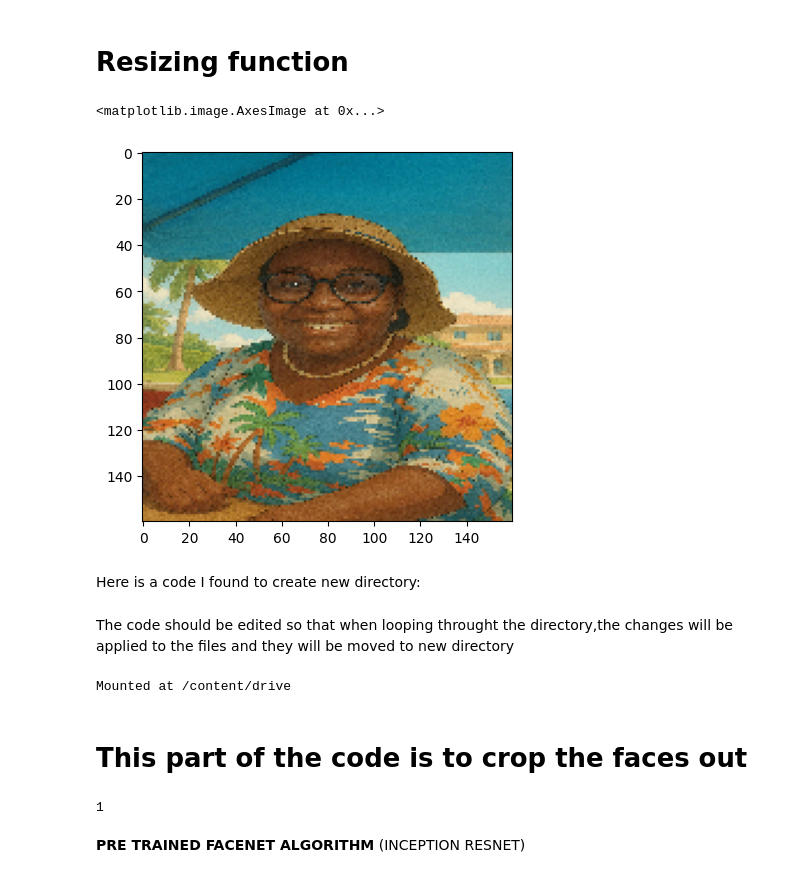
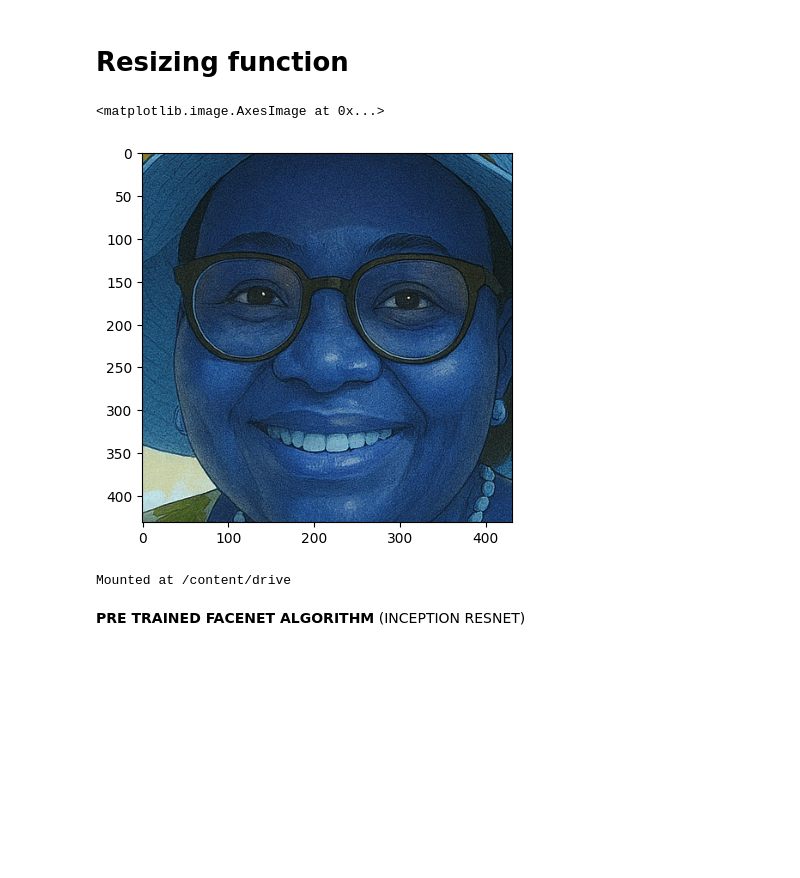
Before and after one commit to SMarco2310/AI-Project, a Jupyter notebook: Intro_to_AI_Project.ipynb, the cells around one changed output. Cells and saved outputs as stored; diff of their text form; code cells hidden in the pictures; blank space fills up the shorter version.

```diff
--- a/Intro_to_AI_Project.ipynb
+++ b/Intro_to_AI_Project.ipynb
@@ -56,65 +134,26 @@ def resize_image(picture_name:str):
    # This ensures the RGB color format
    img= cv2.cvtColor(img, cv2.COLOR_BGR2RGB)
    return img
-# %%
-# After
-
-img1 = resize_image("/content/sample_data/image1.png")
-plt.imshow(img1)
-# %% [output]
-<matplotlib.image.AxesImage at 0x...>
-[figure, removed]
-# %% [markdown]
-Here is a code I found to create new directory:
-# %% [markdown]
-The code should be edited so that when looping throught the directory,the changes will be applied to the files and they will be moved to new directory
+# %%
+# After
+img1 = detect_and_return_faces("/content/sample_data/ChatGPT.png")
+# Assuming you want to resize the first detected face:
+if img1:  # Check if any faces were detected
+    resized_img1 = cv2.resize(img1[0], (160, 160))  # Resize the NumPy array directly
+    resized_img1 = cv2.cvtColor(resized_img1, cv2.COLOR_BGR2RGB)
+    plt.imshow(resized_img1)
+else:
+    print("No faces detected in the image.")
+
+plt.imshow(img1[0])
+# %% [output]
+<matplotlib.image.AxesImage at 0x...>
+[figure, added]
 # %%
 from google import colab
 colab.drive.mount('/content/drive')
 # %% [output]
 Mounted at /content/drive
-# %% [markdown]
-# This part of the code is to crop the faces out
-# %%
-import cv2
-
-def detect_and_return_faces(image_path):
-    """
-    Detects faces in an image and returns a list of cropped face images.
-
-    Args:
-        image_path: The path to the input image.
-
-    Returns:
-        A list of cropped face images (as numpy arrays).
-    """
-    # Read the input image
-    img = cv2.imread(image_path)
-
-    # Convert into grayscale
-    gray = cv2.cvtColor(img, cv2.COLOR_BGR2GRAY)
-
-    # Load the cascade
-    face_cascade = cv2.CascadeClassifier('haarcascade_frontalface_alt2.xml')
-
-    # Detect faces
-    faces_rects = face_cascade.detectMultiScale(gray, 1.1, 4)
-
-    # Crop the faces
-    cropped_faces = []
-    for (x, y, w, h) in faces_rects:
-        face_img = img[y:y + h, x:x + w]
-        cropped_faces.append(face_img)
-
-
-    # print(len(cropped_faces))
-    return cropped_faces
-
-# Example usage:
-# faces = detect_and_return_faces('/content/drive/MyDrive/new_dummy_data/staff1/staff1_ (1).jpg')
-# You can then use cv2.imwrite('face1.jpg', faces[0]) to save, or process further
-# %% [output]
-1
 # %%
 def resize_image(picture_path: str, output_path: str):
     img = cv2.imread(picture_path)
```
Also changed, not shown: parts of 8 cells of this notebook.
